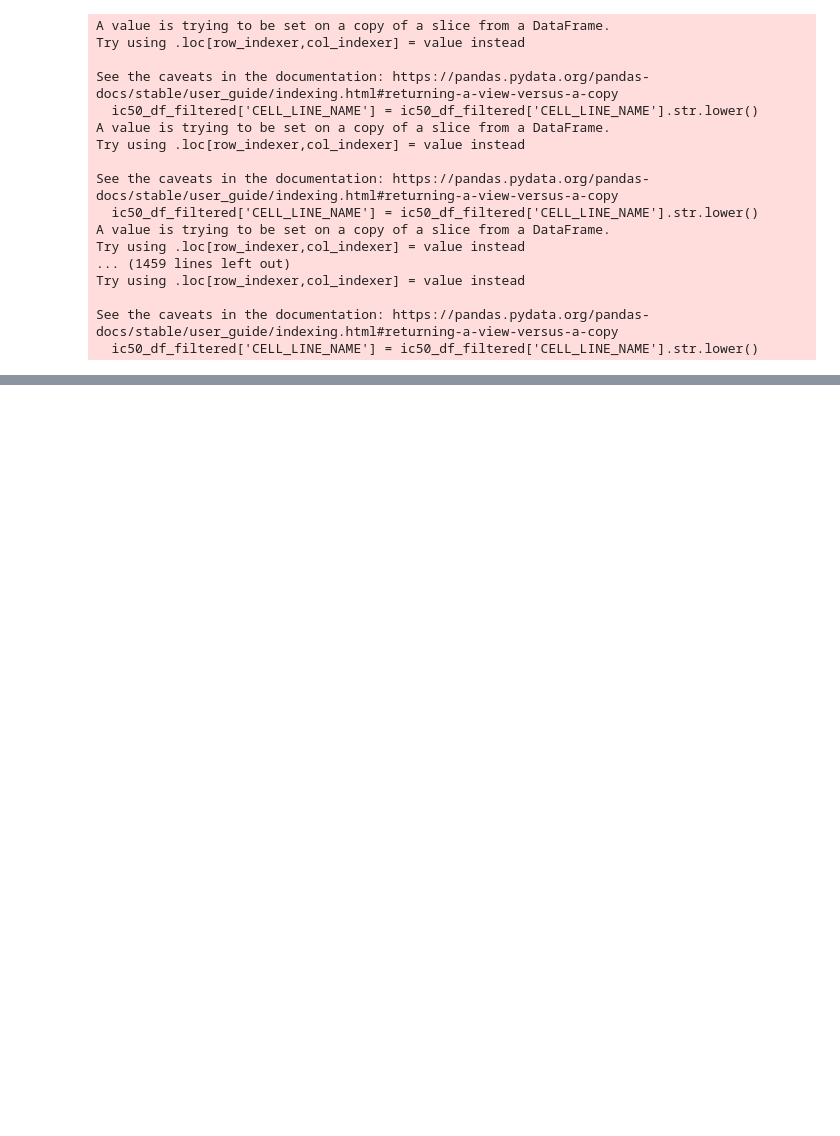
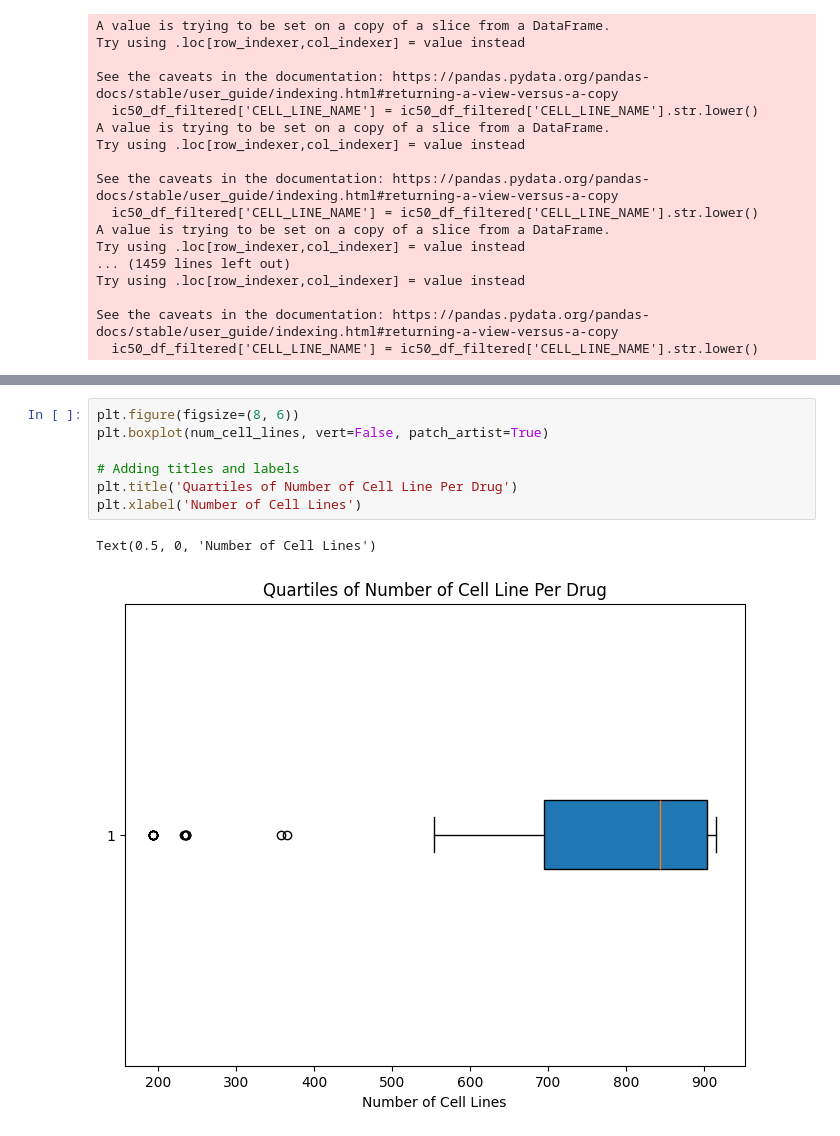
Before and after one commit to parshva-s/cancer-drug-sensitivity-research, a Jupyter notebook: dataset_analysis.ipynb, the cells around one changed output, grey strips where cells are left out. Cells and saved outputs as stored; diff of their text form; blank space fills up the shorter version.

```diff
--- a/dataset_analysis.ipynb
+++ b/dataset_analysis.ipynb
@@ -108,0 +114,10 @@ avg
+# %%
+plt.figure(figsize=(8, 6))
+plt.boxplot(num_cell_lines, vert=False, patch_artist=True)
+
+# Adding titles and labels
+plt.title('Quartiles of Number of Cell Line Per Drug')
+plt.xlabel('Number of Cell Lines')
+# %% [output]
+Text(0.5, 0, 'Number of Cell Lines')
+[figure, added]
```
Also changed, not shown: parts of 3 cells of this notebook, 5 other files.
